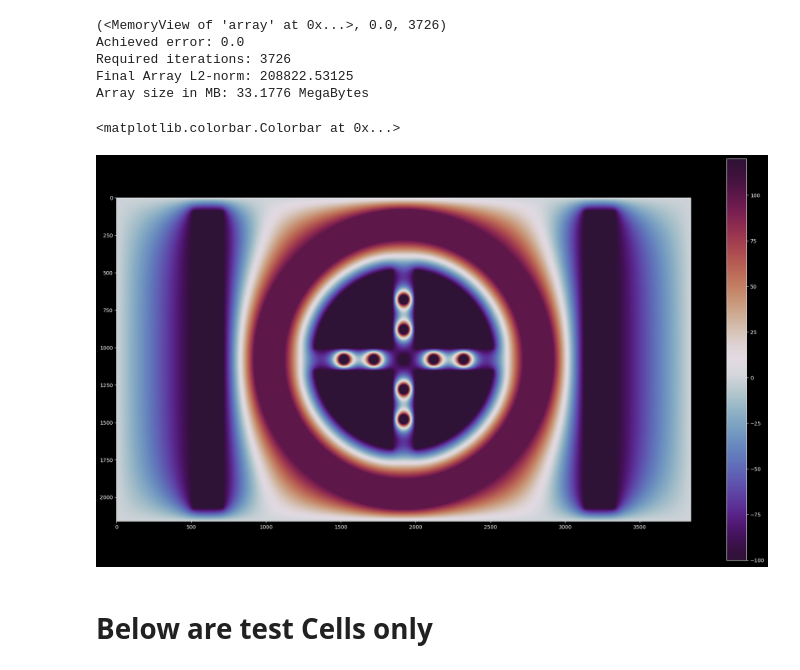
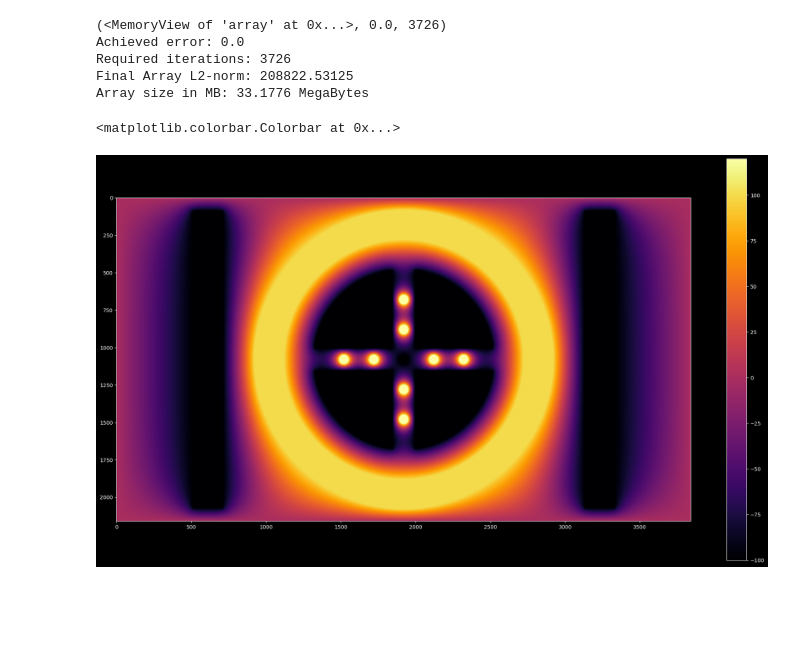
Before and after one commit to dcthecook/electrodynamics, a Jupyter notebook: CYTHON_SOR_electrodynamics.ipynb, the cells around one changed output. Drawn from its saved outputs; the diff is of its cells as text; code cells hidden in the pictures; blank space fills up the shorter version.

```diff
--- a/CYTHON_SOR_electrodynamics.ipynb
+++ b/CYTHON_SOR_electrodynamics.ipynb
@@ -271,11 +271,11 @@ Final Array L2-norm: 208822.53125
 Array size in MB: 33.1776 MegaBytes
 # %%
 plt.figure(figsize=(25, 14.0625))
-plt.imshow(result[0], interpolation='none', cmap='twilight_shifted')
+plt.imshow(result[0], interpolation='none', cmap='inferno')
 plt.colorbar()
 # %% [output]
 <matplotlib.colorbar.Colorbar at 0x...>
-[figure, old version]
+[figure, new version]
 # %%
 #run to save as desktop bg.
 """
@@ -309,5 +309,3 @@ X, Y = np.meshgrid(x, y, indexing='ij')
 # Plot the quiver plot of the vector field
 plt.quiver(X, Y, grad_x, grad_y)
 plt.show()
-# %% [markdown]
-# Below are test Cells only
```
Also changed, not shown: parts of 10 cells of this notebook.
